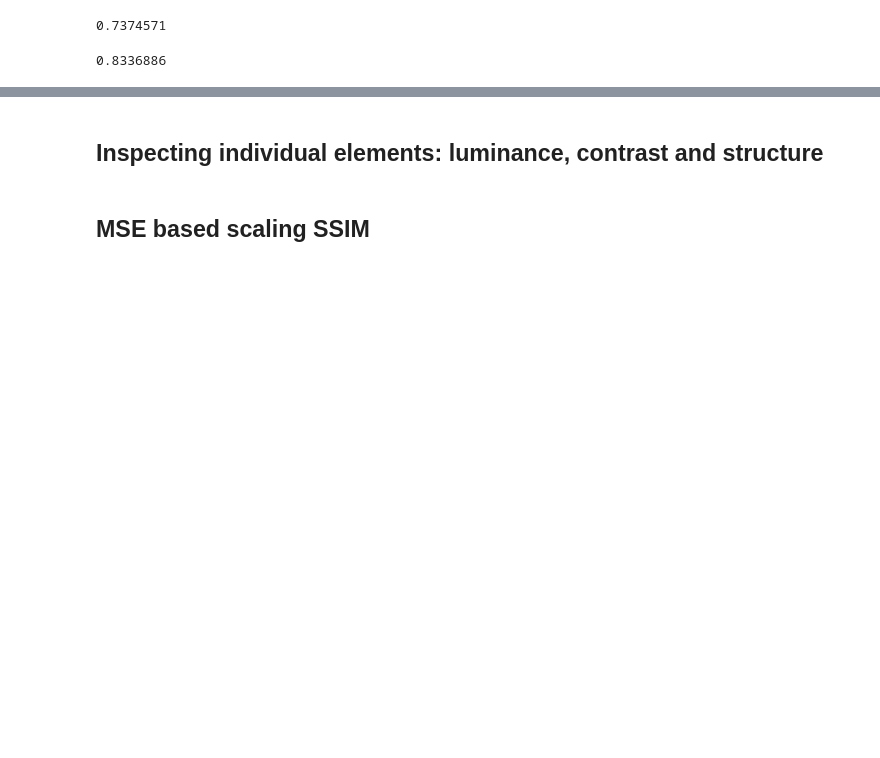
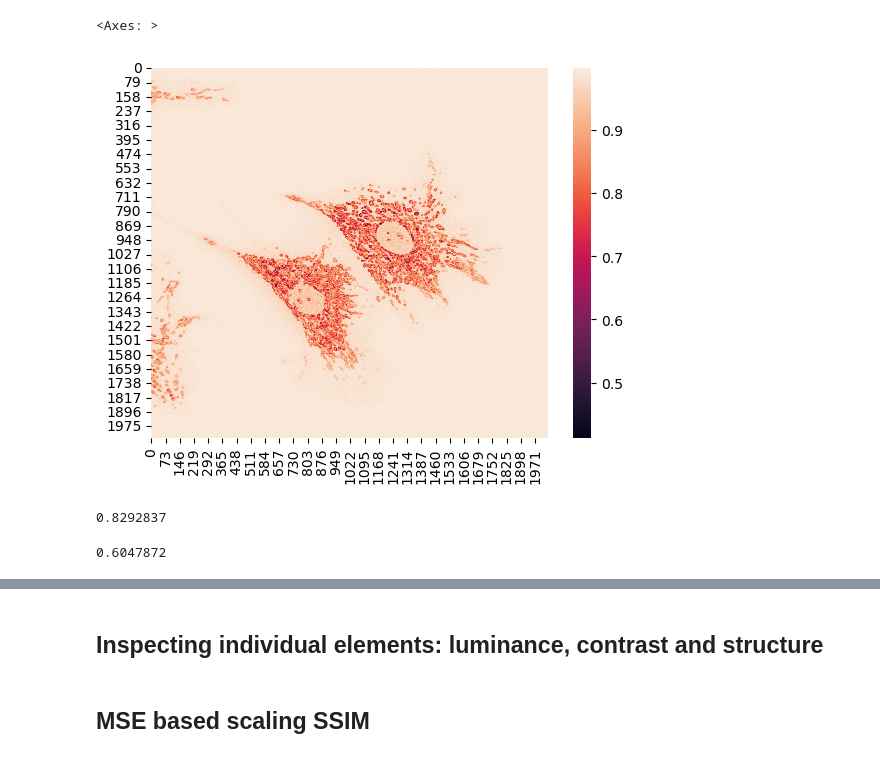
Before and after one commit to juglab/MicroSSIM, a Jupyter notebook: notebooks/Evaluate.ipynb, the cells around one changed output, grey strips where cells are left out. Drawn from its saved outputs; the diff is of its cells as text; code cells hidden in the pictures; blank space fills up the shorter version.

```diff
--- a/notebooks/Evaluate.ipynb
+++ b/notebooks/Evaluate.ipynb
@@ -76,13 +131,20 @@ print(microssim_dict['alpha'])
+# %%
+sns.heatmap(microssim_dict_v2['structure'])
+# %% [output]
+<Axes: >
+[figure, added]
 # %%
-micro_SSIM(gt_norm.copy() , pred_norm.copy()[:,::-1],
-                            ri_factor=None,
+micro_SSIM(gt_norm.copy() , pred_norm.copy(),
+                            ri_factor=params,
                             data_range=gt_norm.max() - gt_norm.min())
 # %% [output]
-0.7374571
+0.8292837
-# %%
-microssim_dict['SSIM'].mean()
-# %% [output]
-0.8336886
+# %%
+micro_SSIM(gt_norm.copy() , np.random.rand(*gt_norm.shape) - 1.0,
+                            ri_factor=params,
+                            data_range=gt_norm.max() - gt_norm.min())
+# %% [output]
+0.6047872
 # %%
 # def get_luminance_factors(tmp_dict):
 #     alpha = tmp_dict['alpha']
```
Also changed, not shown: parts of 11 cells of this notebook, 3 other files.
